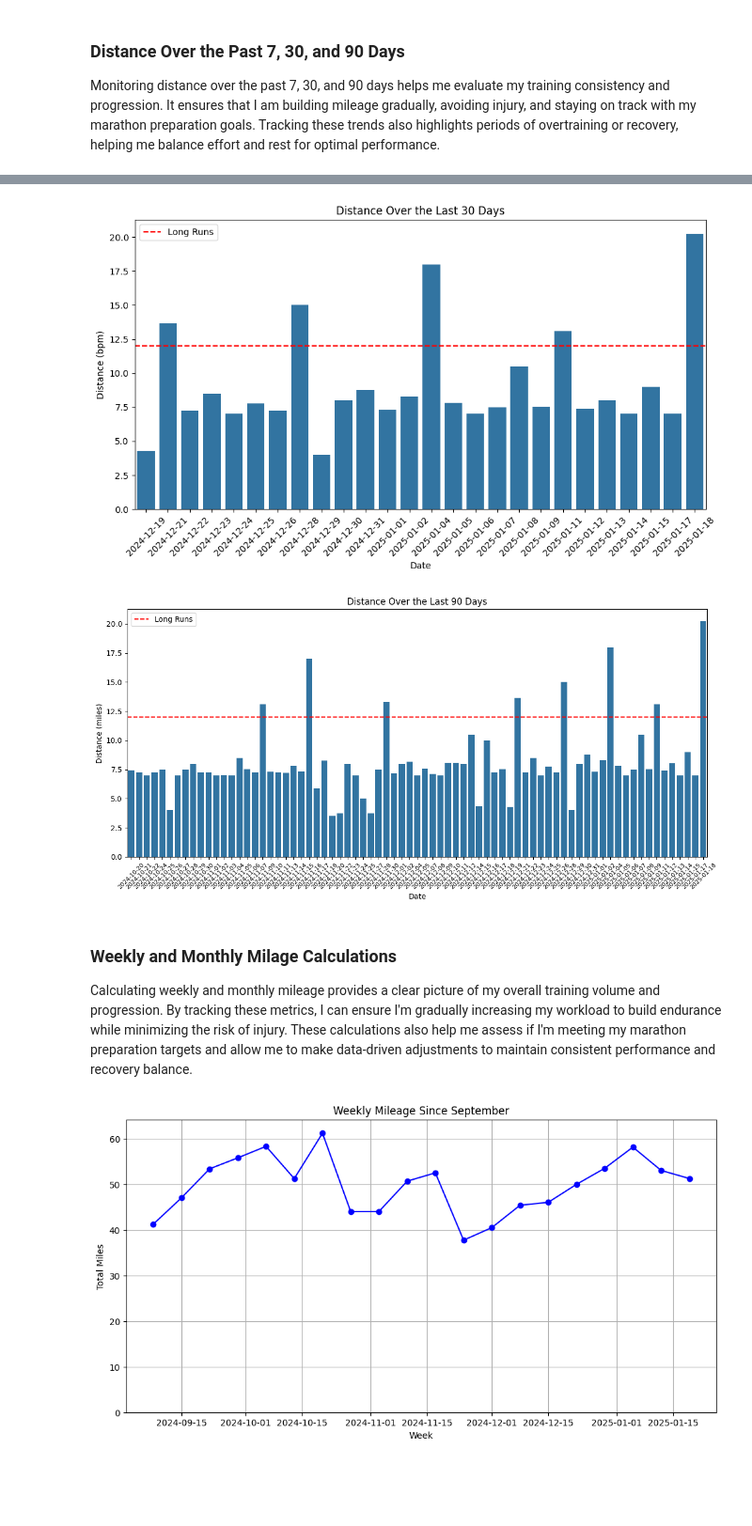
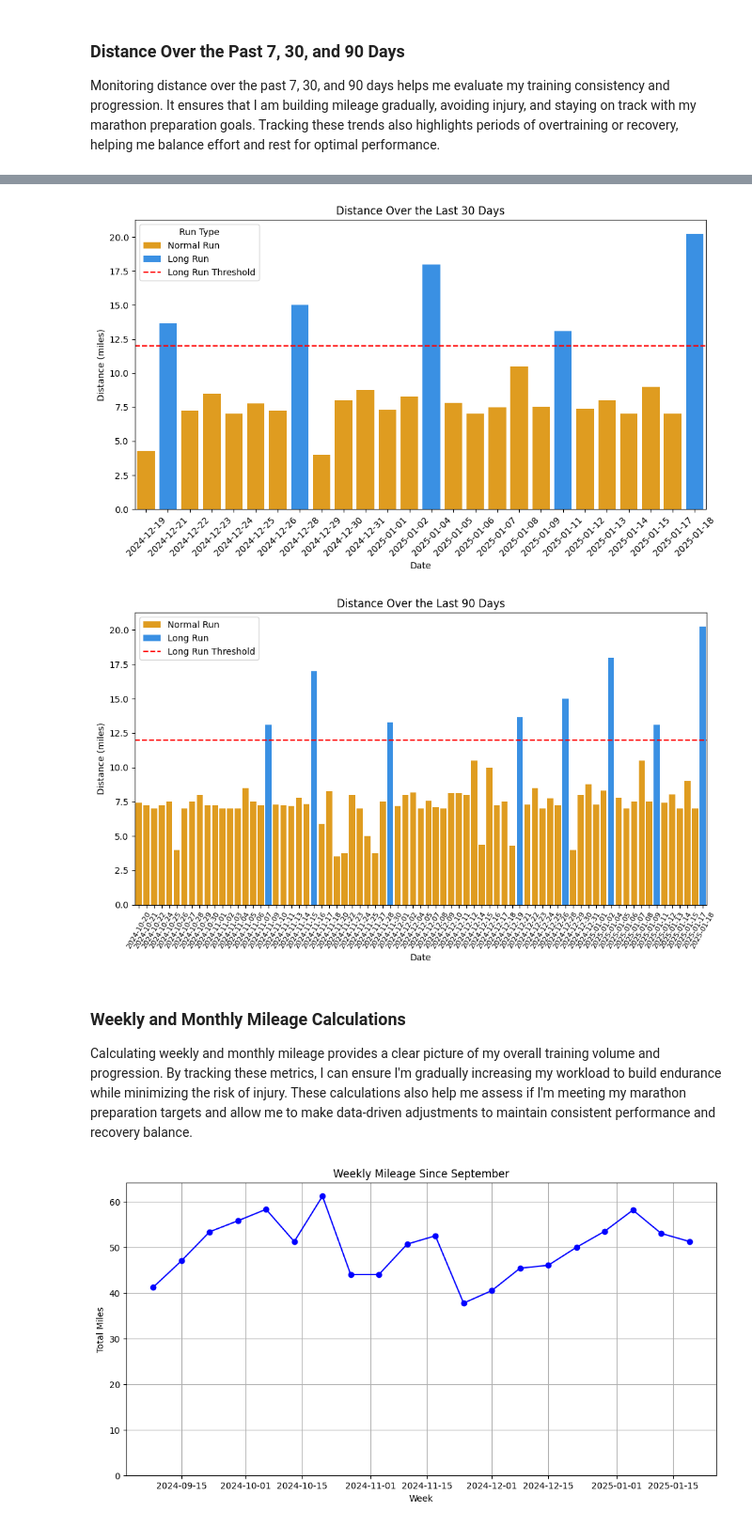
Before and after one commit to TimB21/Marathon-Training-Performance-and-Recovery-Dashboard, a Jupyter notebook: Script/Script.ipynb, the cells around one changed output, grey strips where cells are left out. Shown at 94% size. Saved outputs shown, nothing was run; the diff lists cells and outputs as text; code cells hidden in the pictures; blank space fills up the shorter version.

```diff
--- a/Script/Script.ipynb
+++ b/Script/Script.ipynb
@@ -268,30 +254,44 @@ most_recent_date = df['Date'].max()
 def filter_last_days(df, days):
     return df[df['Date'] >= most_recent_date - pd.Timedelta(days=days)]
 
-# Function to plot bar graph for heart rate over a given period with a horizontal line at 155 bpm
 def plot_distance_rate(df, days, time_period="Last X Days"):
     last_days = filter_last_days(df, days)
 
-    # Group by date and calculate the average heart rate for each day
+    # Group by date and calculate the average distance for each day
     daily_distance_rate = last_days.groupby('Date')['Distance'].mean().reset_index()
 
+    # Add a new column to categorize runs
+    daily_distance_rate['Run Type'] = daily_distance_rate['Distance'].apply(
+        lambda distance: 'Normal Run' if distance <= 12 else 'Long Run'
+    )
+
     plt.figure(figsize=(10, 6))
-    sns.barplot(x='Date', y='Distance', data=daily_distance_rate)
+    sns.barplot(
+        x='Date',
+        y='Distance',
+        hue='Run Type',
+        data=daily_distance_rate,
+        palette={'Normal Run': '#FFA500', 'Long Run': '#1E90FF'},
+        dodge=False  # Ensures bars are not separated by hue
+    )
 
-    # Add a horizontal line at y=155 bpm
-    plt.axhline(y= 12, color='r', linestyle='--', label='Long Runs')
+    # Add a horizontal line at y=12 to indicate the threshold for long runs
+    plt.axhline(y=12, color='r', linestyle='--', label='Long Run Threshold')
 
     plt.title(f'Distance Over the {time_period}')
     plt.xlabel('Date')
-    plt.ylabel('Distance (bpm)')
+    plt.ylabel('Distance (miles)')
     plt.xticks(rotation=45)
-    plt.legend()  # Show the legend for the line
+    plt.legend(title="Run Type")  # Show the legend for the run type
     plt.tight_layout()
     plt.show()
+
+
 
 # Plot heart rate for the last 7, 30, and 90 days
 plot_distance_rate(df, 7, "Last 7 Days")
 plot_distance_rate(df, 30, "Last 30 Days")
+
 
 # Filter data for the last 90 days
 last_days = filter_last_days(df, 90)
@@ -299,12 +299,24 @@ last_days = filter_last_days(df, 90)
 # Group by date and calculate the average heart rate for each day
 daily_distance_rate = last_days.groupby('Date')['Distance'].mean().reset_index()
 
-# Create the plot
-plt.figure(figsize=(12, 6))
-sns.barplot(x='Date', y='Distance', data=daily_distance_rate)
+ # Add a new column to categorize runs
+daily_distance_rate['Run Type'] = daily_distance_rate['Distance'].apply(
+        lambda distance: 'Normal Run' if distance <= 12 else 'Long Run'
+)
 
-# Add a horizontal line at y=12 (e.g., to denote long runs)
-plt.axhline(y=12, color='r', linestyle='--', label='Long Runs')
+plt.figure(figsize=(10, 6))
+sns.barplot(
+        x='Date',
+        y='Distance',
+        hue='Run Type',
+        data=daily_distance_rate,
+        palette={'Normal Run': '#FFA500', 'Long Run': '#1E90FF'},
+        dodge=False  # Ensures bars are not separated by hue
+)
+
+# Add a horizontal line at y=12 to indicate the threshold for long runs
+plt.axhline(y=12, color='r', linestyle='--', label='Long Run Threshold')
+
 
 # Set the plot title and labels
 plt.title('Distance Over the Last 90 Days')
@@ -312,7 +324,7 @@ plt.xlabel('Date')
 plt.ylabel('Distance (miles)')
 
 # Rotate and reduce the font size of date labels
-plt.xticks(rotation=45, fontsize=8)
+plt.xticks(rotation=60, fontsize=8)
 
 # Add legend and layout adjustments
 plt.legend()
@@ -323,7 +335,7 @@ plt.show()
-[figure, old version]
+[figure, new version]
-[figure, old version]
+[figure, new version]
 # %% [markdown]
-### Weekly and Monthly Milage Calculations
+### Weekly and Monthly Mileage Calculations
 Calculating weekly and monthly mileage provides a clear picture of my overall training volume and progression. By tracking these metrics, I can ensure I'm gradually increasing my workload to build endurance while minimizing the risk of injury. These calculations also help me assess if I'm meeting my marathon preparation targets and allow me to make data-driven adjustments to maintain consistent performance and recovery balance.
 # %%
 # Filter for runs since September 1
```
Also changed, not shown: parts of 21 cells of this notebook.
